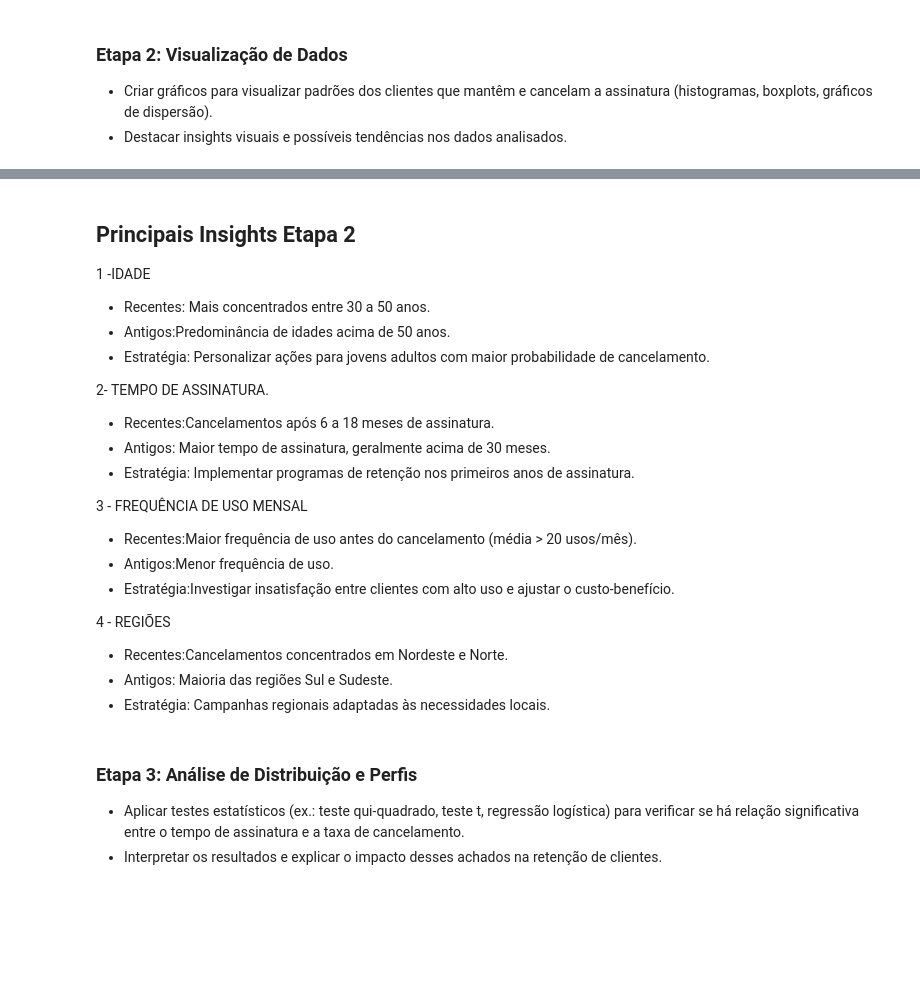
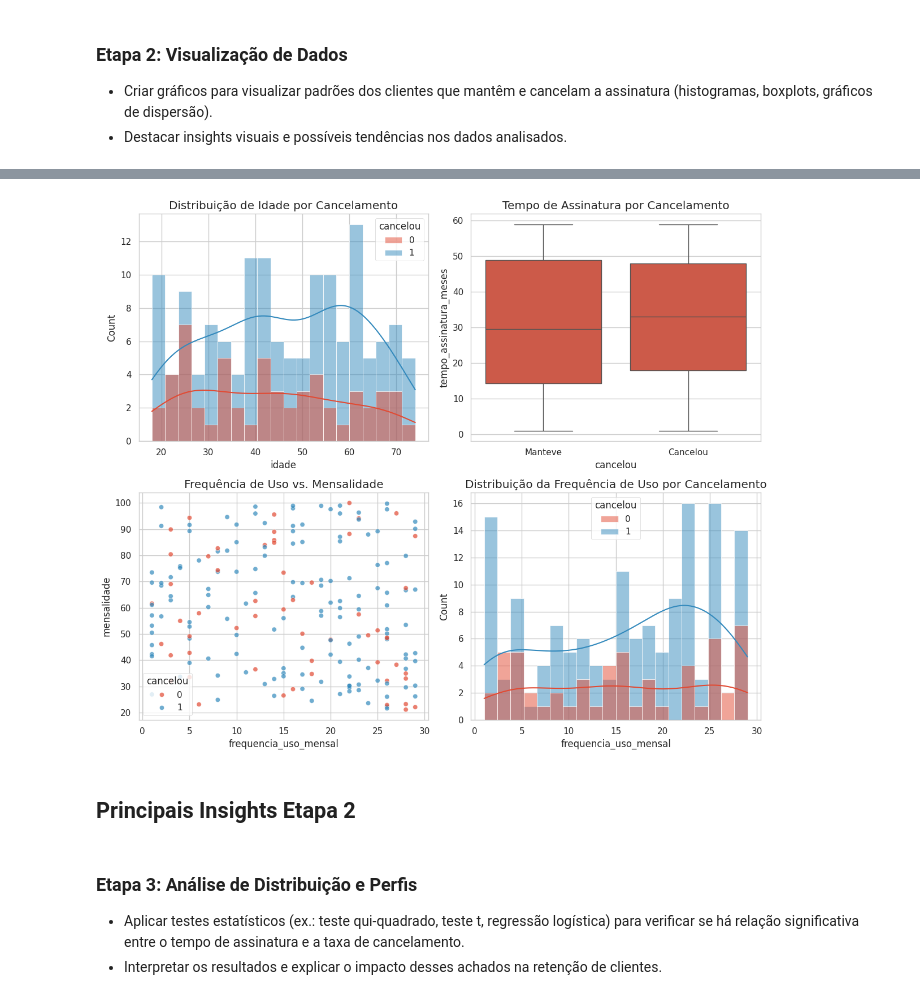
Before and after one commit to devLarissaRodrigues/WoMakersCode-DataAnalytics-DesafiosEmSquad, a Jupyter notebook: Desafio3_completo_em_squad_ipynb.ipynb, the cells around one changed output, grey strips where cells are left out. Drawn from its saved outputs; the diff is of its cells as text; code cells hidden in the pictures; blank space fills up the shorter version.

```diff
--- a/Desafio3_completo_em_squad_ipynb.ipynb
+++ b/Desafio3_completo_em_squad_ipynb.ipynb
@@ -250,24 +213,34 @@ plt.show()
-# %% [markdown]
-## Principais Insights Etapa 2
-1 -IDADE
-*   Recentes: Mais concentrados entre 30 a 50 anos.
-*   Antigos:Predominância de idades acima de 50 anos.
-*  Estratégia: Personalizar ações para jovens adultos com maior probabilidade de cancelamento.
-
-2- TEMPO DE ASSINATURA.
-*   Recentes:Cancelamentos após 6 a 18 meses de assinatura.
-*   Antigos: Maior tempo de assinatura, geralmente acima de 30 meses.
-*   Estratégia: Implementar programas de retenção nos primeiros anos de assinatura.
-
-3 - FREQUÊNCIA DE USO MENSAL
-*   Recentes:Maior frequência de uso antes do cancelamento (média > 20 usos/mês).
-*   Antigos:Menor frequência de uso.
-*   Estratégia:Investigar insatisfação entre clientes com alto uso e ajustar o custo-benefício.
-
-4 - REGIÕES
-*    Recentes:Cancelamentos concentrados em Nordeste e Norte.
-*    Antigos: Maioria das regiões Sul e Sudeste.
-*    Estratégia: Campanhas regionais adaptadas às necessidades locais.
+# %%
+# Configurar estilo dos gráficos
+sns.set_style("whitegrid")
+
+# Criar uma figura com múltiplos subgráficos
+fig, axes = plt.subplots(2, 2, figsize=(12, 10))
+
+# Histograma da idade por cancelamento
+sns.histplot(data=df, x="idade", hue="cancelou", bins=20, kde=True, ax=axes[0, 0])
+axes[0, 0].set_title("Distribuição de Idade por Cancelamento")
+
+# Boxplot do tempo de assinatura por cancelamento
+sns.boxplot(data=df, x="cancelou", y="tempo_assinatura_meses", ax=axes[0, 1])
+axes[0, 1].set_title("Tempo de Assinatura por Cancelamento")
+axes[0, 1].set_xticklabels(["Manteve", "Cancelou"])
+
+# Gráfico de dispersão: Frequência de uso vs. Mensalidade, colorido por cancelamento
+sns.scatterplot(data=df, x="frequencia_uso_mensal", y="mensalidade", hue="cancelou", alpha=0.7, ax=axes[1, 0])
+axes[1, 0].set_title("Frequência de Uso vs. Mensalidade")
+
+# Histograma da frequência de uso mensal por cancelamento
+sns.histplot(data=df, x="frequencia_uso_mensal", hue="cancelou", bins=20, kde=True, ax=axes[1, 1])
+axes[1, 1].set_title("Distribuição da Frequência de Uso por Cancelamento")
+
+# Ajustar layout
+plt.tight_layout()
+plt.show()
+# %% [output]
+[figure, added]
+# %% [markdown]
+## Principais Insights Etapa 2
 # %% [markdown]
 ### Etapa 3: Análise de Distribuição e Perfis
 
```
Also changed, not shown: parts of 2 cells of this notebook.
